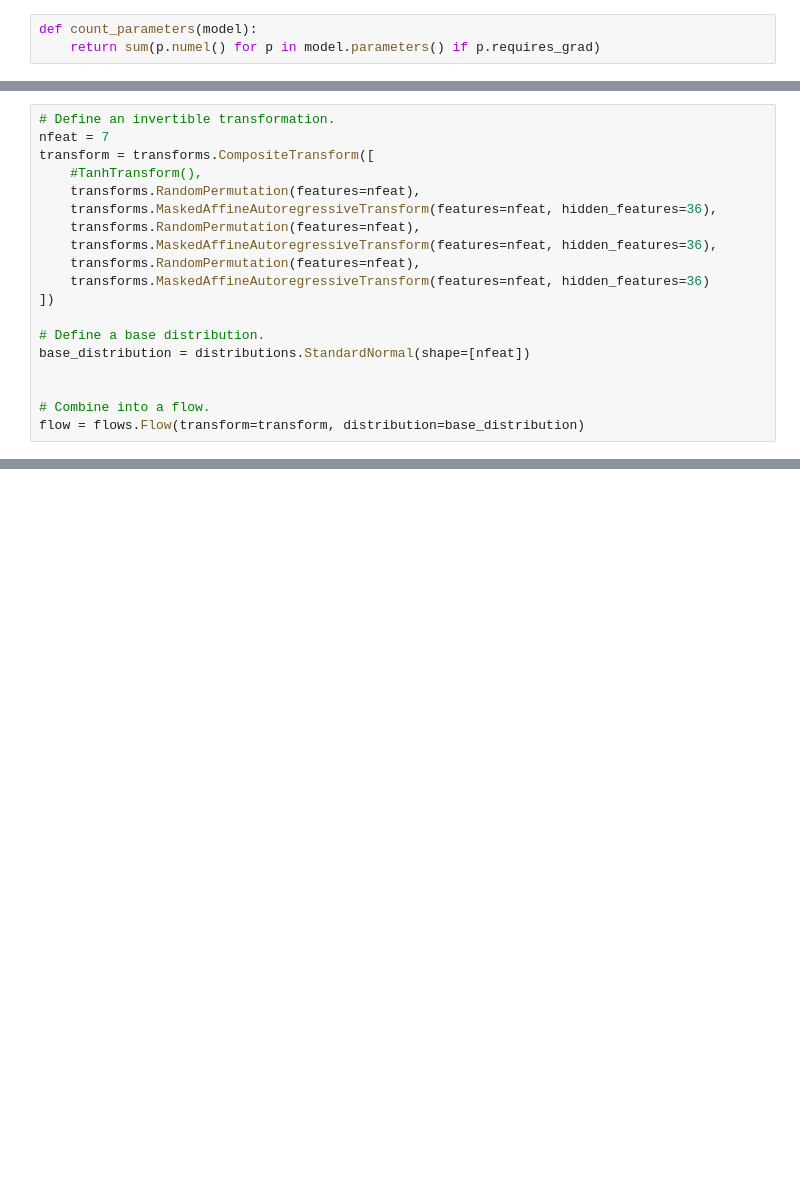
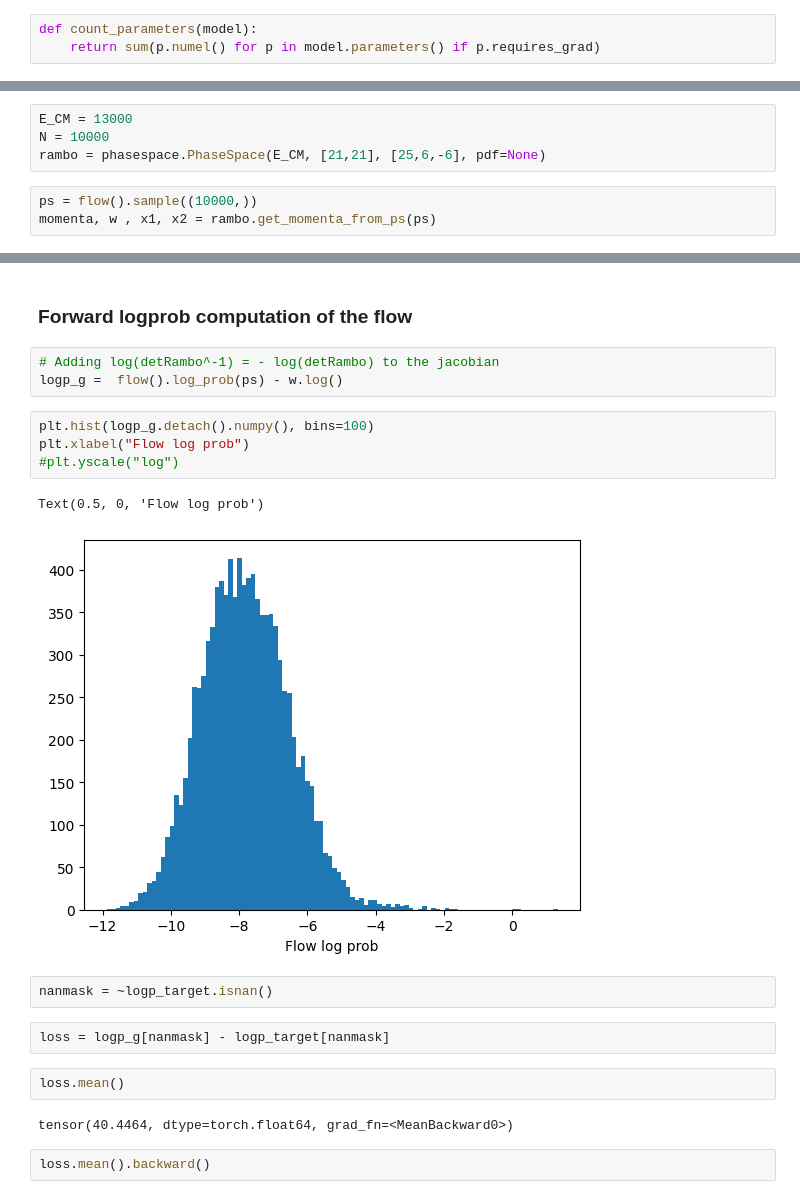
Before and after one commit to valsdav/MEMFlow, a Jupyter notebook: notebooks/TestFlows.ipynb, the cells around one changed output, grey strips where cells are left out. Saved outputs shown, nothing was run; the diff lists cells and outputs as text; blank space fills up the shorter version.

```diff
--- a/notebooks/TestFlows.ipynb
+++ b/notebooks/TestFlows.ipynb
@@ -268,19 +87,0 @@ from torch.distributions.transforms import TanhTransform
-# %%
-# Define an invertible transformation.
-nfeat = 7
-transform = transforms.CompositeTransform([
-    #TanhTransform(),
-    transforms.RandomPermutation(features=nfeat),
-    transforms.MaskedAffineAutoregressiveTransform(features=nfeat, hidden_features=36),
-    transforms.RandomPermutation(features=nfeat),
-    transforms.MaskedAffineAutoregressiveTransform(features=nfeat, hidden_features=36),
-    transforms.RandomPermutation(features=nfeat),
-    transforms.MaskedAffineAutoregressiveTransform(features=nfeat, hidden_features=36)
-])
-
-# Define a base distribution.
-base_distribution = distributions.StandardNormal(shape=[nfeat])
-
-
-# Combine into a flow.
-flow = flows.Flow(transform=transform, distribution=base_distribution)
@@ -286,0 +102,7 @@ flow = flows.Flow(transform=transform, distribution=base_distribution)
+# %%
+E_CM = 13000
+N = 10000
+rambo = phasespace.PhaseSpace(E_CM, [21,21], [25,6,-6], pdf=None)
+# %%
+ps = flow().sample((10000,))
+momenta, w , x1, x2 = rambo.get_momenta_from_ps(ps)
@@ -286,0 +135,22 @@ flow = flows.Flow(transform=transform, distribution=base_distribution)
+# %% [markdown]
+### Forward logprob computation of the flow
+# %%
+# Adding log(detRambo^-1) = - log(detRambo) to the jacobian
+logp_g =  flow().log_prob(ps) - w.log()
+# %%
+plt.hist(logp_g.detach().numpy(), bins=100)
+plt.xlabel("Flow log prob")
+#plt.yscale("log")
+# %% [output]
+Text(0.5, 0, 'Flow log prob')
+[figure, added]
+# %%
+nanmask = ~logp_target.isnan()
+# %%
+loss = logp_g[nanmask] - logp_target[nanmask]
+# %%
+loss.mean()
+# %% [output]
+tensor(40.4464, dtype=torch.float64, grad_fn=<MeanBackward0>)
+# %%
+loss.mean().backward()
```
Also changed, not shown: parts of 74 cells of this notebook, 4 other files.
